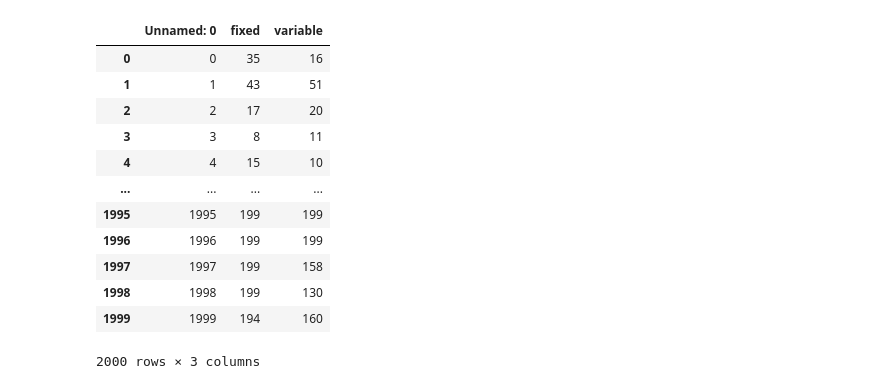
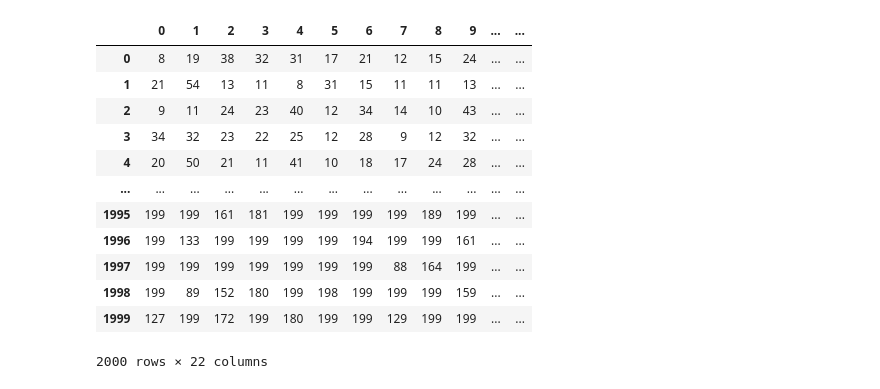
Before and after one commit to bhargavCSSE/Spiking-Neural-Network, a Jupyter notebook: REINFORCE/plotter.ipynb, the cells around one changed output. Saved outputs shown, nothing was run; the diff lists cells and outputs as text; code cells hidden in the pictures.

```diff
--- a/REINFORCE/plotter.ipynb
+++ b/REINFORCE/plotter.ipynb
@@ -8,21 +8,32 @@ output_notebook()
 # %% [output]
 Loading BokehJS ...
 [interactive output not drawn]
-# %%
-d = pd.read_csv("var_step2_test_cartpole.csv")
-d
-# %% [output]
-|  | Unnamed: 0 | fixed | variable |
-| 0 | 0 | 35 | 16 |
-| 1 | 1 | 43 | 51 |
-| 2 | 2 | 17 | 20 |
-| 3 | 3 | 8 | 11 |
-| 4 | 4 | 15 | 10 |
-| ... | ... | ... | ... |
-| 1995 | 1995 | 199 | 199 |
-| 1996 | 1996 | 199 | 199 |
-| 1997 | 1997 | 199 | 158 |
-| 1998 | 1998 | 199 | 130 |
-| 1999 | 1999 | 194 | 160 |
-2000 rows × 3 columns
+# %%
+d1 = pd.read_csv("Experiment-data/test_cartpole_fixed_step.csv", index_col=0)
+d2 = pd.read_csv("Experiment-data/test_cartpole_variable_step.csv", index_col=0)
+d1 = d1.drop(['mean', 'std'], 1)
+d2 = d2.drop(['mean', 'std'], 1)
+
+dfs = [d1, d2]
+for df in dfs:
+    dat_mean = df.mean(axis=1)
+    dat_var = df.std(axis=1)
+    df['mean'] = dat_mean
+    df['var'] = dat_var
+# %%
+d1
+# %% [output]
+|  | 0 | 1 | 2 | 3 | 4 | 5 | 6 | 7 | 8 | 9 | ... | ... |
+| 0 | 8 | 19 | 38 | 32 | 31 | 17 | 21 | 12 | 15 | 24 | ... | ... |
+| 1 | 21 | 54 | 13 | 11 | 8 | 31 | 15 | 11 | 11 | 13 | ... | ... |
+| 2 | 9 | 11 | 24 | 23 | 40 | 12 | 34 | 14 | 10 | 43 | ... | ... |
+| 3 | 34 | 32 | 23 | 22 | 25 | 12 | 28 | 9 | 12 | 32 | ... | ... |
+| 4 | 20 | 50 | 21 | 11 | 41 | 10 | 18 | 17 | 24 | 28 | ... | ... |
+| ... | ... | ... | ... | ... | ... | ... | ... | ... | ... | ... | ... | ... |
+| 1995 | 199 | 199 | 161 | 181 | 199 | 199 | 199 | 199 | 189 | 199 | ... | ... |
+| 1996 | 199 | 133 | 199 | 199 | 199 | 199 | 194 | 199 | 199 | 161 | ... | ... |
+| 1997 | 199 | 199 | 199 | 199 | 199 | 199 | 199 | 88 | 164 | 199 | ... | ... |
+| 1998 | 199 | 89 | 152 | 180 | 199 | 198 | 199 | 199 | 199 | 159 | ... | ... |
+| 1999 | 127 | 199 | 172 | 199 | 180 | 199 | 199 | 129 | 199 | 199 | ... | ... |
+2000 rows × 22 columns
 # %%
```
Also changed, not shown: parts of 1 cell of this notebook, 5 other files.
